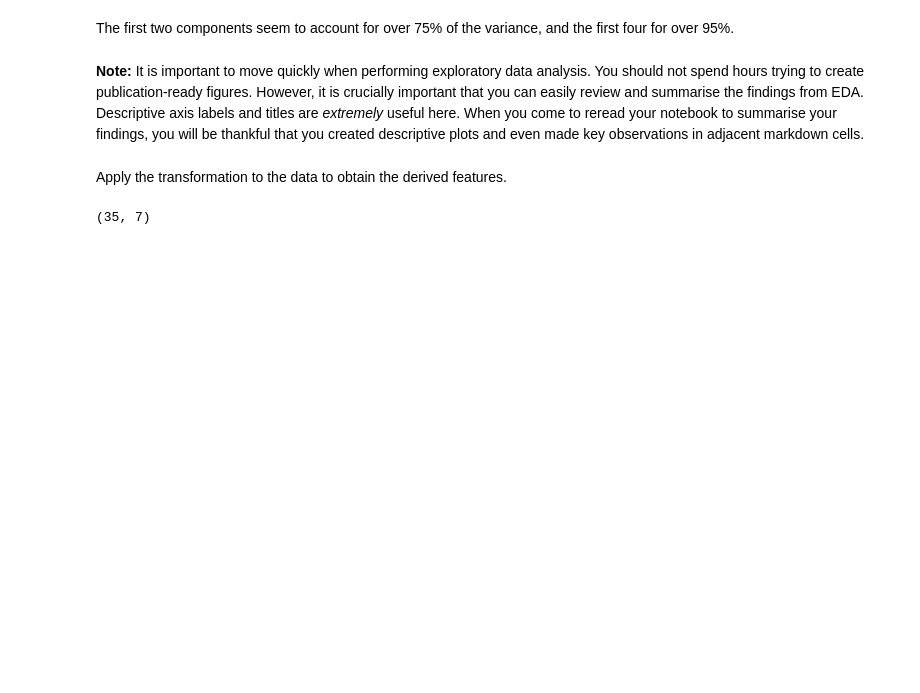
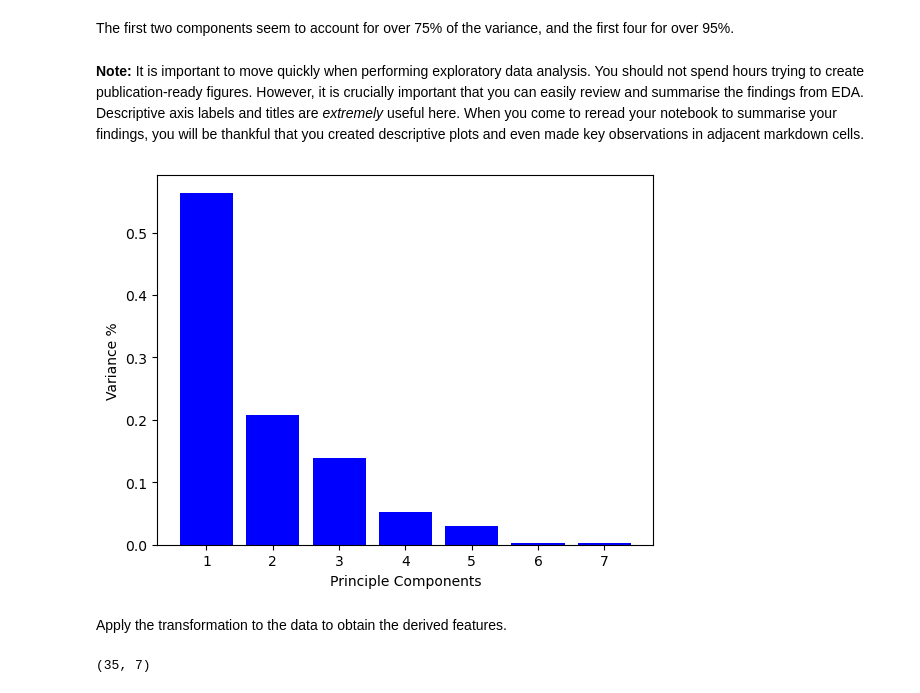
Before and after one commit to deannachurch/DataScienceGuidedCapstone, a Jupyter notebook: Notebooks/03_exploratory_data_analysis.ipynb, the cells around one changed output. Cells and saved outputs as stored; diff of their text form; code cells hidden in the pictures; blank space fills up the shorter version.

```diff
--- a/Notebooks/03_exploratory_data_analysis.ipynb
+++ b/Notebooks/03_exploratory_data_analysis.ipynb
@@ -425,6 +425,17 @@ plt.title('Cumulative variance ratio explained by PCA components for state/resor
 The first two components seem to account for over 75% of the variance, and the first four for over 95%.
 # %% [markdown]
 **Note:** It is important to move quickly when performing exploratory data analysis. You should not spend hours trying to create publication-ready figures. However, it is crucially important that you can easily review and summarise the findings from EDA. Descriptive axis labels and titles are _extremely_ useful here. When you come to reread your notebook to summarise your findings, you will be thankful that you created descriptive plots and even made key observations in adjacent markdown cells.
+# %%
+#from good explainer on stack overflow: https://stackoverflow.com/questions/67585809/how-to-map-the-results-of-principal-component-analysis-back-to-the-actual-featur
+
+PC=range(1, state_pca.n_components_+1)
+plt.bar(PC, state_pca.explained_variance_ratio_, color="blue")
+plt.xlabel('Principle Components')
+plt.ylabel('Variance %')
+plt.xticks(PC)
+plt.show()
+# %% [output]
+[figure, added]
 # %% [markdown]
 Apply the transformation to the data to obtain the derived features.
 # %%
```
Also changed, not shown: parts of 4 cells of this notebook, 1 other file.
